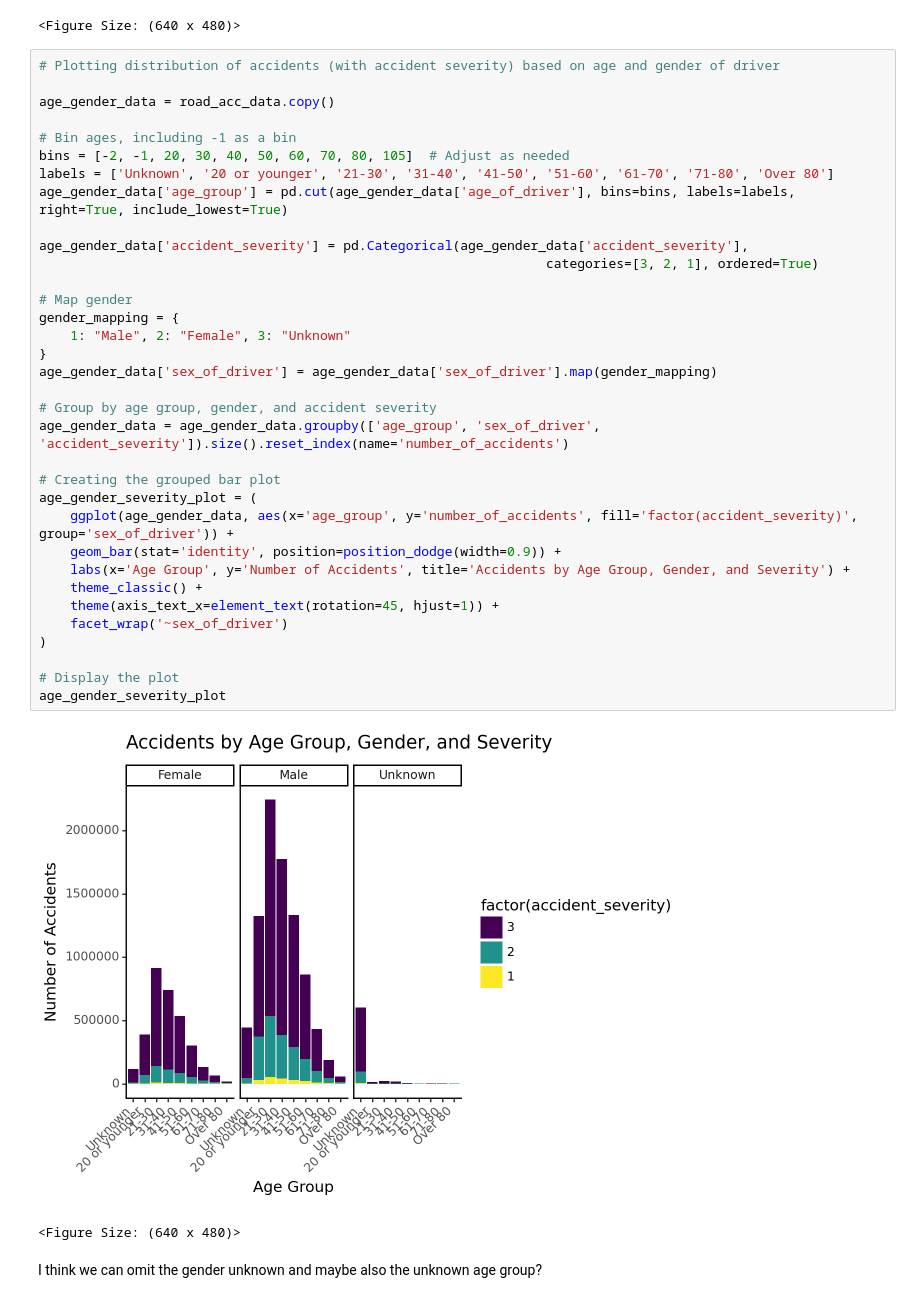
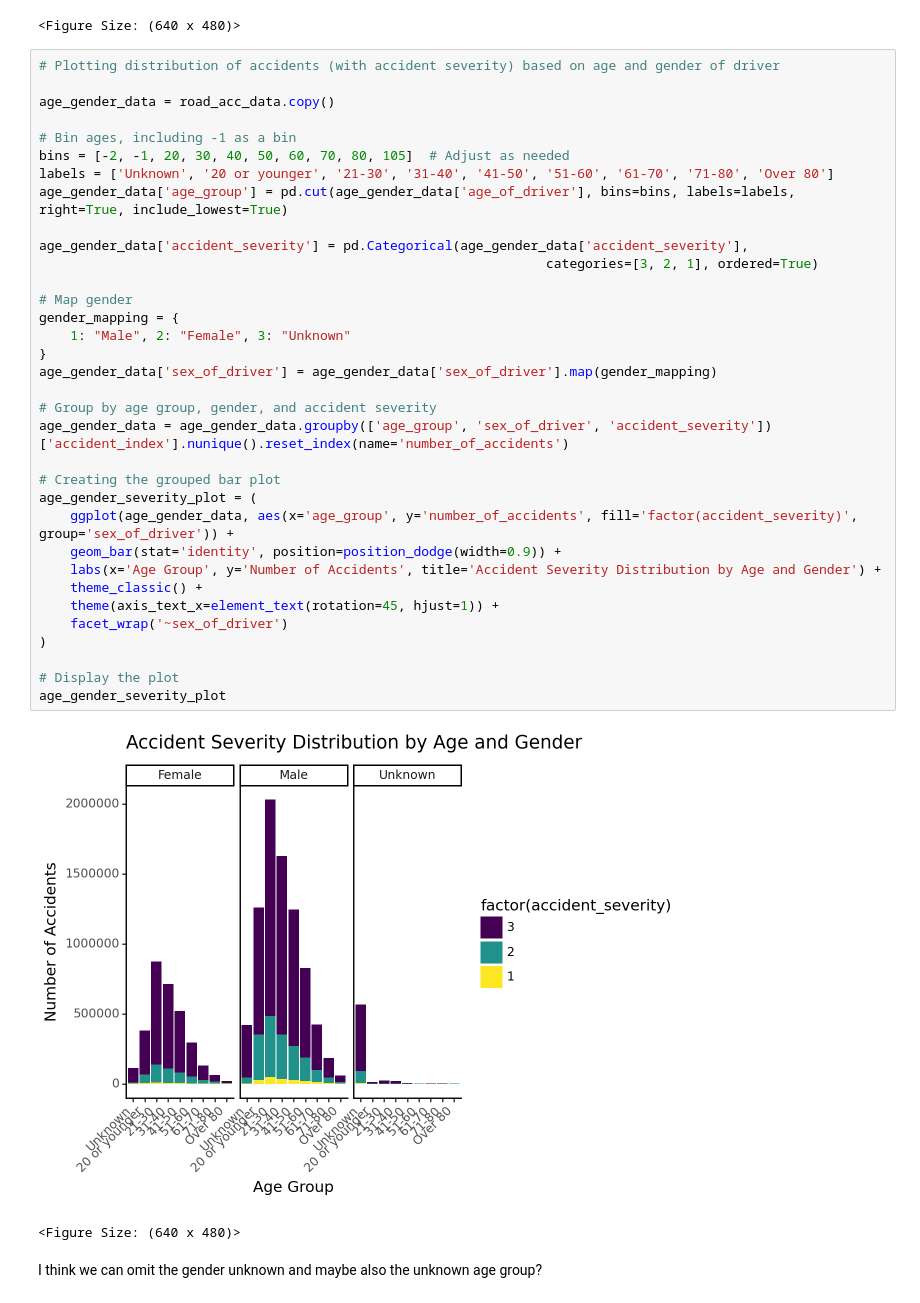
Before and after one commit to nikolaymoshenskiy/IDS-UK-road-accidents, a Jupyter notebook: LM_visualisation.ipynb, the cells around one changed output. Drawn from its saved outputs; the diff is of its cells as text.

Commit message:
Correction of code for visualisation of accident severity distribution by age and gender

```diff
--- a/LM_visualisation.ipynb
+++ b/LM_visualisation.ipynb
@@ -447,36 +447,36 @@ age_severity_plot
 age_gender_data = road_acc_data.copy()
 
 # Bin ages, including -1 as a bin
 bins = [-2, -1, 20, 30, 40, 50, 60, 70, 80, 105]  # Adjust as needed
 labels = ['Unknown', '20 or younger', '21-30', '31-40', '41-50', '51-60', '61-70', '71-80', 'Over 80']
 age_gender_data['age_group'] = pd.cut(age_gender_data['age_of_driver'], bins=bins, labels=labels, right=True, include_lowest=True)
 
 age_gender_data['accident_severity'] = pd.Categorical(age_gender_data['accident_severity'],
                                                                  categories=[3, 2, 1], ordered=True)
 
 # Map gender
 gender_mapping = {
     1: "Male", 2: "Female", 3: "Unknown"
 }
 age_gender_data['sex_of_driver'] = age_gender_data['sex_of_driver'].map(gender_mapping)
 
 # Group by age group, gender, and accident severity
-age_gender_data = age_gender_data.groupby(['age_group', 'sex_of_driver', 'accident_severity']).size().reset_index(name='number_of_accidents')
+age_gender_data = age_gender_data.groupby(['age_group', 'sex_of_driver', 'accident_severity'])['accident_index'].nunique().reset_index(name='number_of_accidents')
 
 # Creating the grouped bar plot
 age_gender_severity_plot = (
     ggplot(age_gender_data, aes(x='age_group', y='number_of_accidents', fill='factor(accident_severity)', group='sex_of_driver')) +
     geom_bar(stat='identity', position=position_dodge(width=0.9)) +
-    labs(x='Age Group', y='Number of Accidents', title='Accidents by Age Group, Gender, and Severity') +
+    labs(x='Age Group', y='Number of Accidents', title='Accident Severity Distribution by Age and Gender') +
     theme_classic() +
     theme(axis_text_x=element_text(rotation=45, hjust=1)) +
     facet_wrap('~sex_of_driver')
 )
 
 # Display the plot
 age_gender_severity_plot
 # %% [output]
-[figure, old version]
+[figure, new version]
 <Figure Size: (640 x 480)>
 # %% [markdown]
 I think we can omit the gender unknown and maybe also the unknown age group?
```
